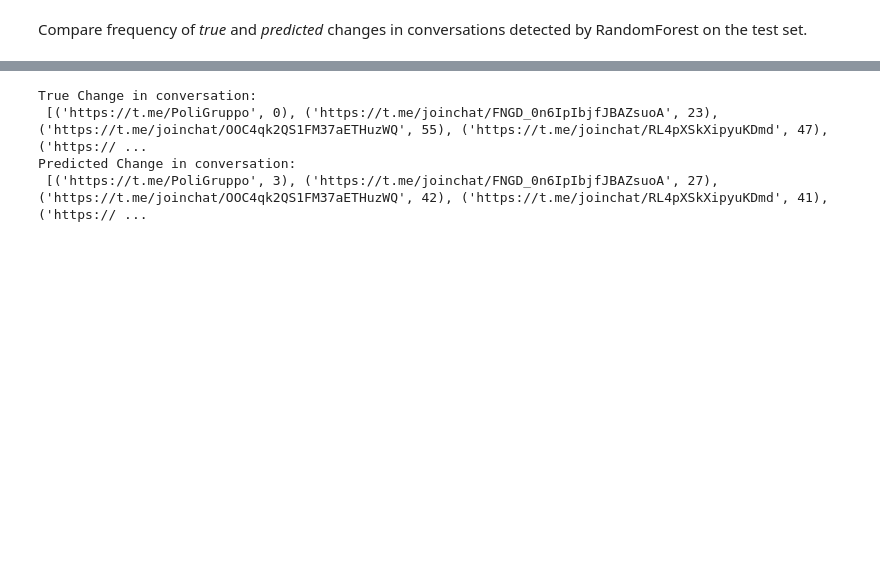
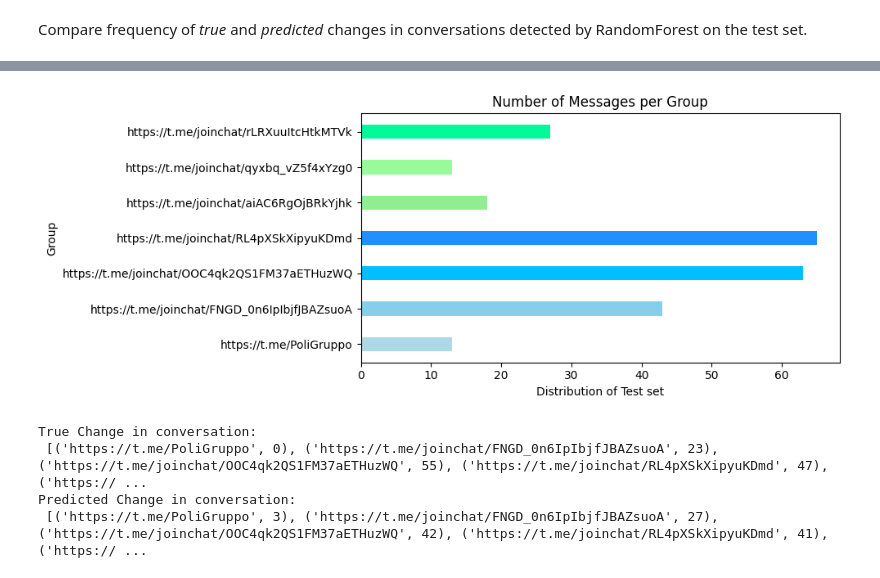
Before and after one commit to amirmosio/telegram-event-detection, a Jupyter notebook: data_analysis/result_analysis.ipynb, the cells around one changed output, grey strips where cells are left out. Drawn from its saved outputs; the diff is of its cells as text; code cells hidden in the pictures; blank space fills up the shorter version.

```diff
--- a/data_analysis/result_analysis.ipynb
+++ b/data_analysis/result_analysis.ipynb
@@ -140,3 +173,23 @@ for name, group in grouped:
+# %%
+group_counts_values = [count for _, count in group_counts]
+group_names = [group_name for group_name, _ in group_counts]
+
+bar_width = 0.4
+index = np.arange(len(group_names))
+
+plt.figure(figsize=(10, 4))
+colors = ['#ADD8E6', '#87CEEB', '#00BFFF', '#1E90FF', '#90EE90', '#98FB98', '#00FA9A']
+plt.barh(index, group_counts_values, bar_width, color=colors)
+
+plt.xlabel('Distribution of Test set')
+plt.ylabel('Group')
+plt.title('Number of Messages per Group')
+plt.yticks(index, group_names)
+
+plt.tight_layout()
+plt.show()
+# %% [output]
+[figure, added]
 # %%
 print('True Change in conversation:\n', true_drifts)
 print('Predicted Change in conversation:\n', predicted_drifts)
```
Also changed, not shown: parts of 20 cells of this notebook.
